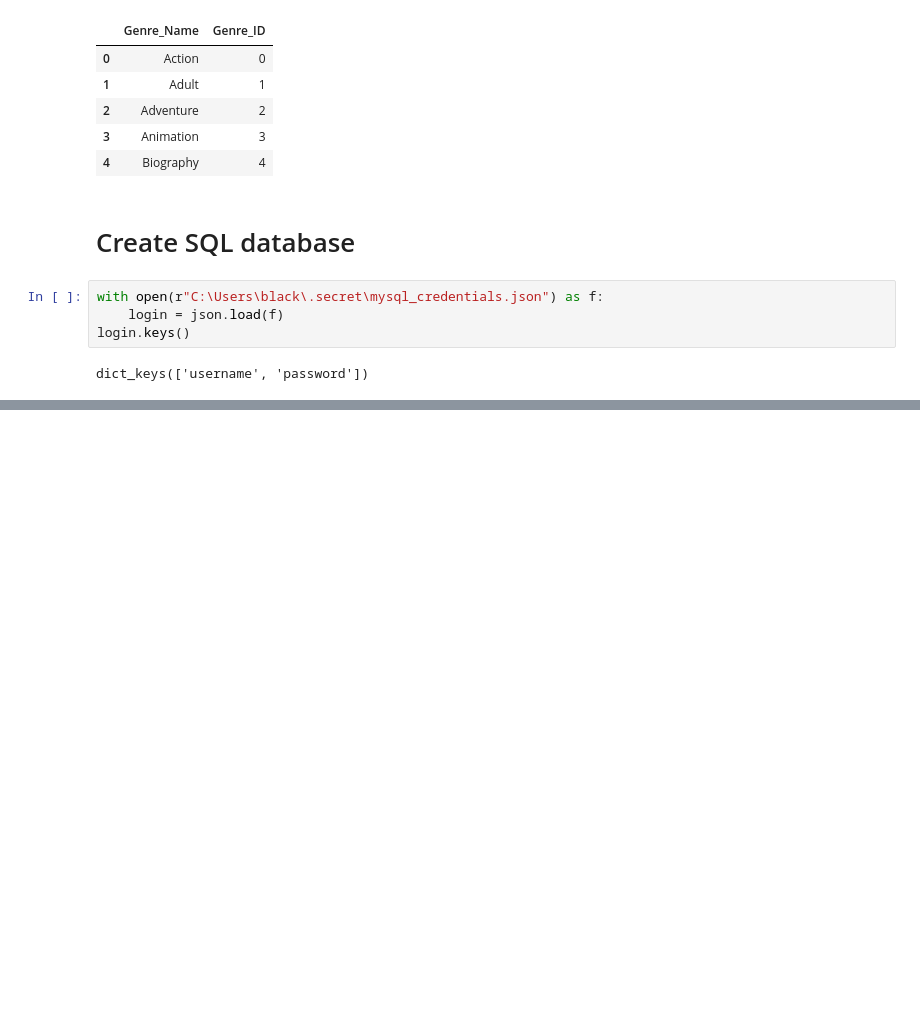
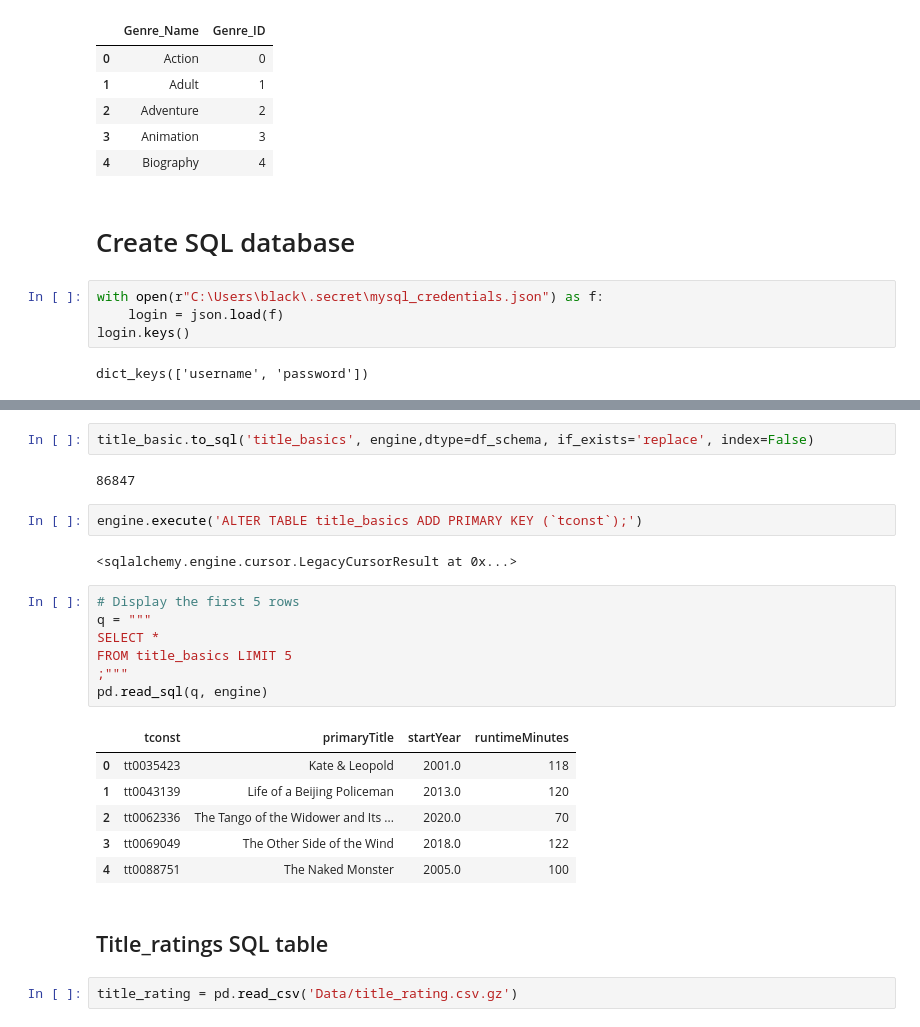
Before and after one commit to J4sonN/IMDB-data-enrichment, a Jupyter notebook: TMDB SQL.ipynb, the cells around one changed output, grey strips where cells are left out. Cells and saved outputs as stored; diff of their text form; blank space fills up the shorter version.

```diff
--- a/TMDB SQL.ipynb
+++ b/TMDB SQL.ipynb
@@ -189,0 +186,26 @@ engine.execute('ALTER TABLE title_basics ADD PRIMARY KEY (`tconst`);')
+# %%
+title_basic.to_sql('title_basics', engine,dtype=df_schema, if_exists='replace', index=False)
+# %% [output]
+86847
+# %%
+engine.execute('ALTER TABLE title_basics ADD PRIMARY KEY (`tconst`);')
+# %% [output]
+<sqlalchemy.engine.cursor.LegacyCursorResult at 0x...>
+# %%
+# Display the first 5 rows
+q = """
+SELECT *
+FROM title_basics LIMIT 5
+;"""
+pd.read_sql(q, engine)
+# %% [output]
+|  | tconst | primaryTitle | startYear | runtimeMinutes |
+| 0 | tt0035423 | Kate & Leopold | 2001.0 | 118 |
+| 1 | tt0043139 | Life of a Beijing Policeman | 2013.0 | 120 |
+| 2 | tt0062336 | The Tango of the Widower and Its ... | 2020.0 | 70 |
+| 3 | tt0069049 | The Other Side of the Wind | 2018.0 | 122 |
+| 4 | tt0088751 | The Naked Monster | 2005.0 | 100 |
+# %% [markdown]
+## Title_ratings SQL table
+# %%
+title_rating = pd.read_csv('Data/title_rating.csv.gz')
```
Also changed, not shown: parts of 48 cells of this notebook.
